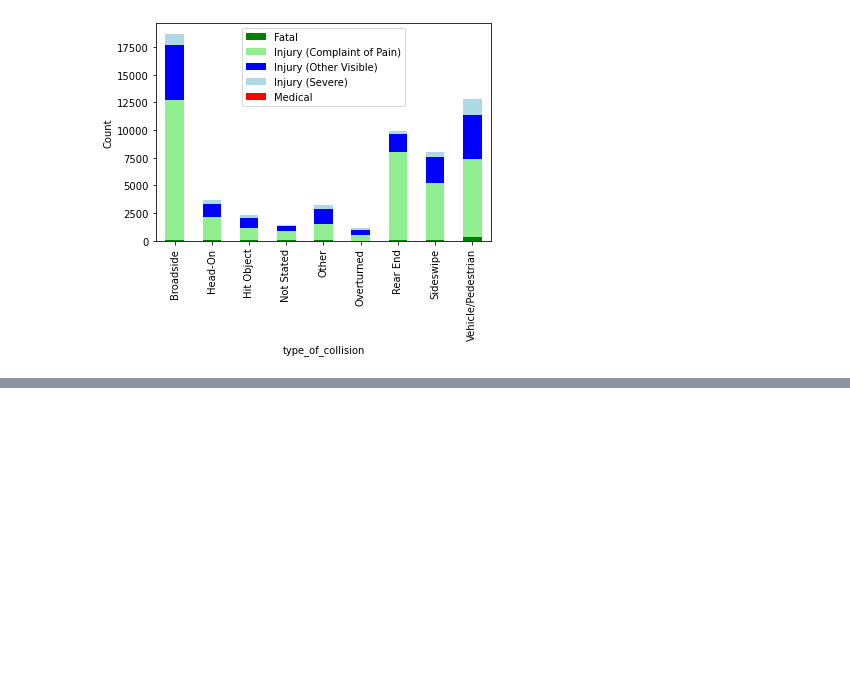
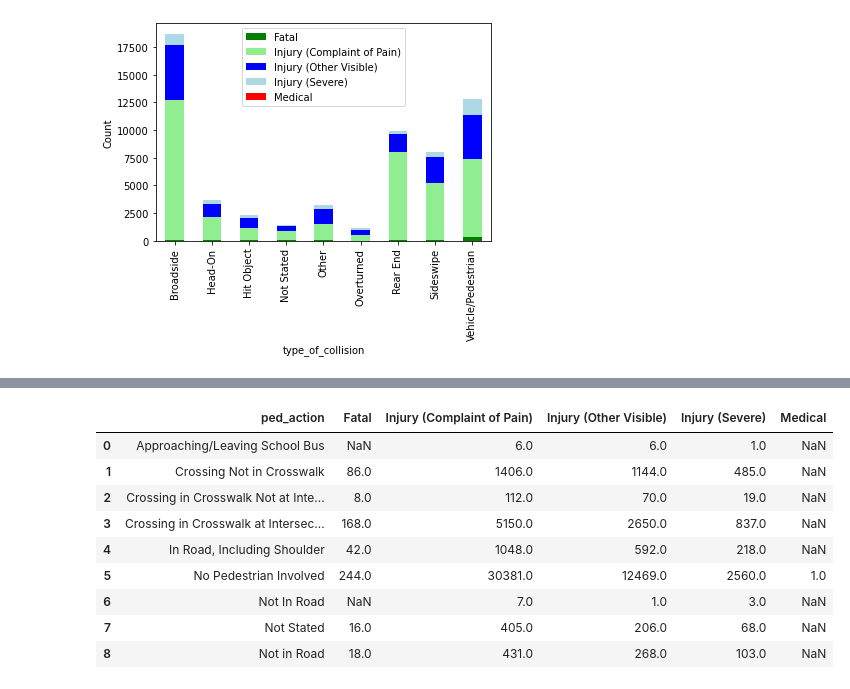
Before and after one commit to JmercyA/CAPSTONE-PROJECT-GROUP-3, a Jupyter notebook: notebooks/dataHA.ipynb, the cells around one changed output, grey strips where cells are left out. Saved outputs shown, nothing was run; the diff lists cells and outputs as text; code cells hidden in the pictures; blank space fills up the shorter version.

```diff
--- a/notebooks/dataHA.ipynb
+++ b/notebooks/dataHA.ipynb
@@ -569,0 +605,14 @@ Text(0, 0.5, 'Count')
+# %%
+pvt_table_pa=pvt_table_pa.reset_index().rename_axis(None,axis=1)
+pvt_table_pa
+# %% [output]
+|  | ped_action | Fatal | Injury (Complaint of Pain) | Injury (Other Visible) | Injury (Severe) | Medical |
+| 0 | Approaching/Leaving School Bus | NaN | 6.0 | 6.0 | 1.0 | NaN |
+| 1 | Crossing Not in Crosswalk | 86.0 | 1406.0 | 1144.0 | 485.0 | NaN |
+| 2 | Crossing in Crosswalk Not at Inte... | 8.0 | 112.0 | 70.0 | 19.0 | NaN |
+| 3 | Crossing in Crosswalk at Intersec... | 168.0 | 5150.0 | 2650.0 | 837.0 | NaN |
+| 4 | In Road, Including Shoulder | 42.0 | 1048.0 | 592.0 | 218.0 | NaN |
+| 5 | No Pedestrian Involved | 244.0 | 30381.0 | 12469.0 | 2560.0 | 1.0 |
+| 6 | Not In Road | NaN | 7.0 | 1.0 | 3.0 | NaN |
+| 7 | Not Stated | 16.0 | 405.0 | 206.0 | 68.0 | NaN |
+| 8 | Not in Road | 18.0 | 431.0 | 268.0 | 103.0 | NaN |
```
Also changed, not shown: parts of 19 cells of this notebook.
